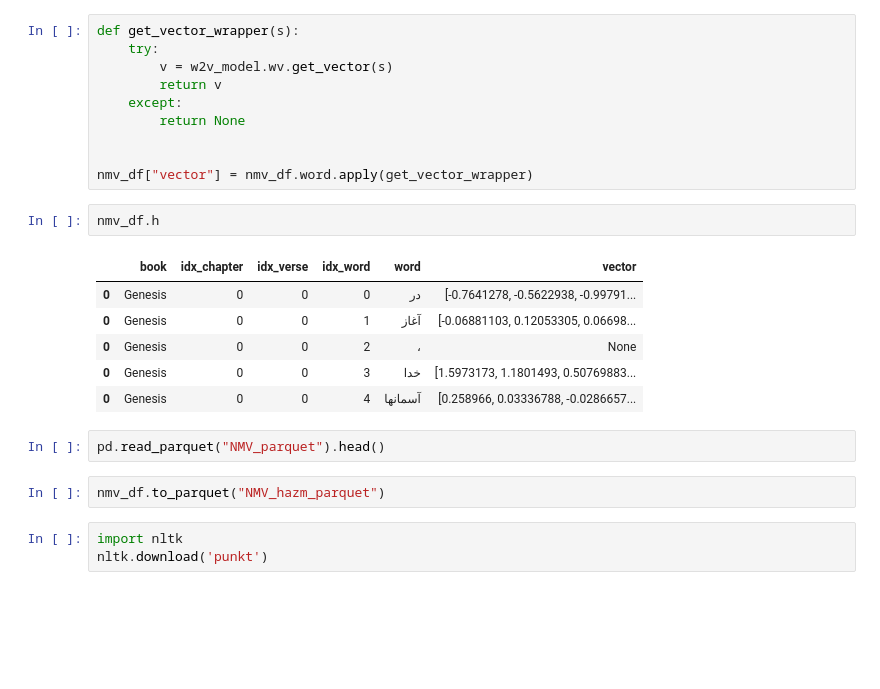
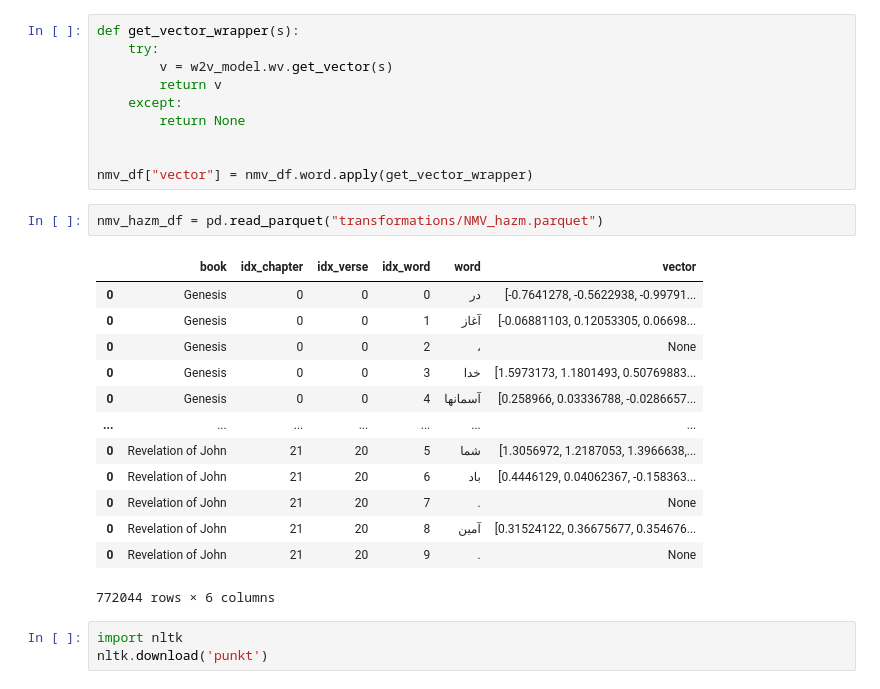
Before and after one commit to scruffian/farsi-strongs, a Jupyter notebook: Translation_Notebook.ipynb, the cells around one changed output. Drawn from its saved outputs; the diff is of its cells as text; blank space fills up the shorter version.

Commit message:
Move data files into pipeline folders
Change paths to new folders
Trial approach for matching on vector similarity

```diff
--- a/Translation_Notebook.ipynb
+++ b/Translation_Notebook.ipynb
@@ -251,19 +264,22 @@ def get_vector_wrapper(s):
 
 
 nmv_df["vector"] = nmv_df.word.apply(get_vector_wrapper)
-# %%
-nmv_df.h
-# %% [output]
-|  | book | idx_chapter | idx_verse | idx_word | word | vector |
-| 0 | Genesis | 0 | 0 | 0 | در | [-0.7641278, -0.5622938, -0.99791... |
-| 0 | Genesis | 0 | 0 | 1 | آغاز | [-0.06881103, 0.12053305, 0.06698... |
-| 0 | Genesis | 0 | 0 | 2 | ، | None |
-| 0 | Genesis | 0 | 0 | 3 | خدا | [1.5973173, 1.1801493, 0.50769883... |
-| 0 | Genesis | 0 | 0 | 4 | آسمانها | [0.258966, 0.03336788, -0.0286657... |
-# %%
-pd.read_parquet("NMV_parquet").head()
-# %%
-nmv_df.to_parquet("NMV_hazm_parquet")
+# %%
+nmv_hazm_df = pd.read_parquet("transformations/NMV_hazm.parquet")
+# %% [output]
+|  | book | idx_chapter | idx_verse | idx_word | word | vector |
+| 0 | Genesis | 0 | 0 | 0 | در | [-0.7641278, -0.5622938, -0.99791... |
+| 0 | Genesis | 0 | 0 | 1 | آغاز | [-0.06881103, 0.12053305, 0.06698... |
+| 0 | Genesis | 0 | 0 | 2 | ، | None |
+| 0 | Genesis | 0 | 0 | 3 | خدا | [1.5973173, 1.1801493, 0.50769883... |
+| 0 | Genesis | 0 | 0 | 4 | آسمانها | [0.258966, 0.03336788, -0.0286657... |
+| ... | ... | ... | ... | ... | ... | ... |
+| 0 | Revelation of John | 21 | 20 | 5 | شما | [1.3056972, 1.2187053, 1.3966638,... |
+| 0 | Revelation of John | 21 | 20 | 6 | باد | [0.4446129, 0.04062367, -0.158363... |
+| 0 | Revelation of John | 21 | 20 | 7 | . | None |
+| 0 | Revelation of John | 21 | 20 | 8 | آمین | [0.31524122, 0.36675677, 0.354676... |
+| 0 | Revelation of John | 21 | 20 | 9 | . | None |
+772044 rows × 6 columns
 # %%
 import nltk
 nltk.download('punkt')
```
Also changed, not shown: parts of 33 cells of this notebook, 9 other files.
